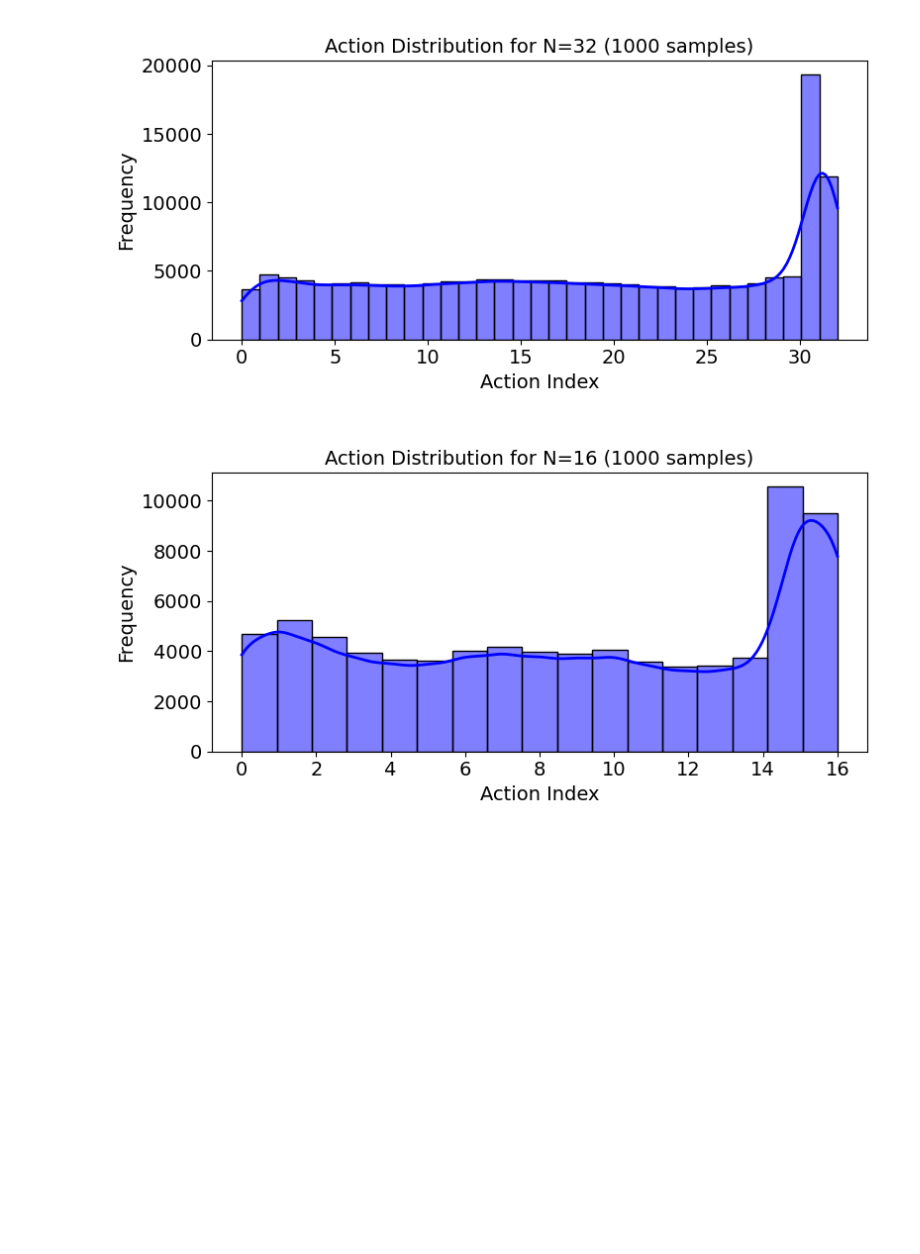
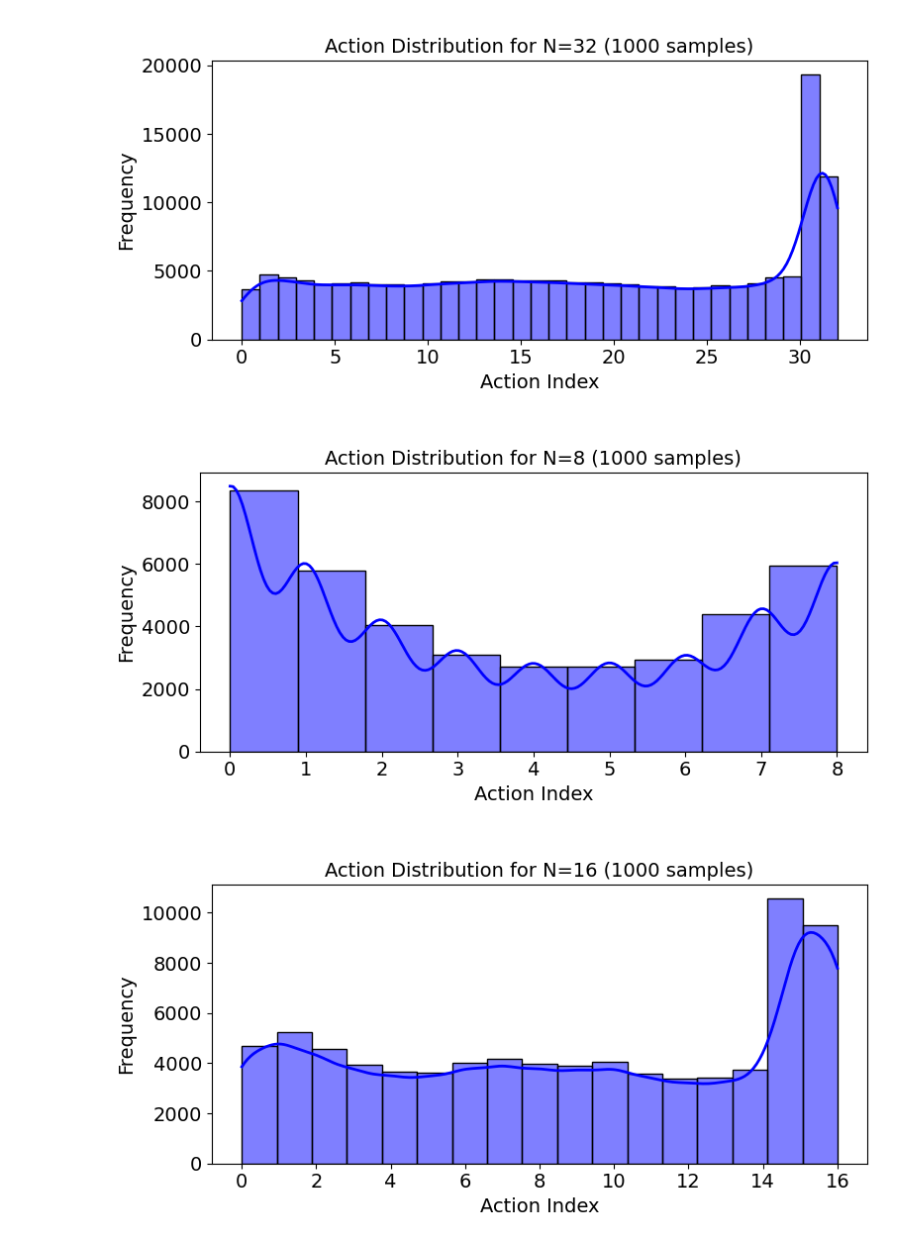
Before and after one commit to sofips/qst_control, a Jupyter notebook: main_figures.ipynb, the cells around one changed output. Saved outputs shown, nothing was run; the diff lists cells and outputs as text; code cells hidden in the pictures; blank space fills up the shorter version.

```diff
--- a/main_figures.ipynb
+++ b/main_figures.ipynb
@@ -355,6 +355,21 @@ plt.show()
 [ 7. 13. 27. ... 25. 32. 16.]
 Number of times action 32 appears: 19356
 [figure]
+# %%
+path = 'genetic_algorithm/action_stats/reward_based_fitness_oaps_stats_for_n8/'
+ga_stats_actions = np.genfromtxt(path + 'n8.txt')
+
+plt.figure(figsize=(8, 4))
+sns.histplot(ga_stats_actions.flatten(), bins=9, kde=True)
+
+plt.xlabel('Action Index', fontsize=font_size)
+plt.ylabel('Frequency', fontsize=font_size)
+plt.title('Action Distribution for N=8 (1000 samples)', fontsize=font_size)
+plt.tight_layout()
+plt.savefig('figures/action_distribution_n8.png', dpi=1024, bbox_inches='tight')
+plt.show()
+# %% [output]
+[figure, added]
 # %%
 path = 'genetic_algorithm/action_stats/reward_based_fitness_oaps_stats_for_n16/'
 ga_stats_actions = np.genfromtxt(path + 'n16.txt').flatten()
```
Also changed, not shown: parts of 6 cells of this notebook, 15 other files.
